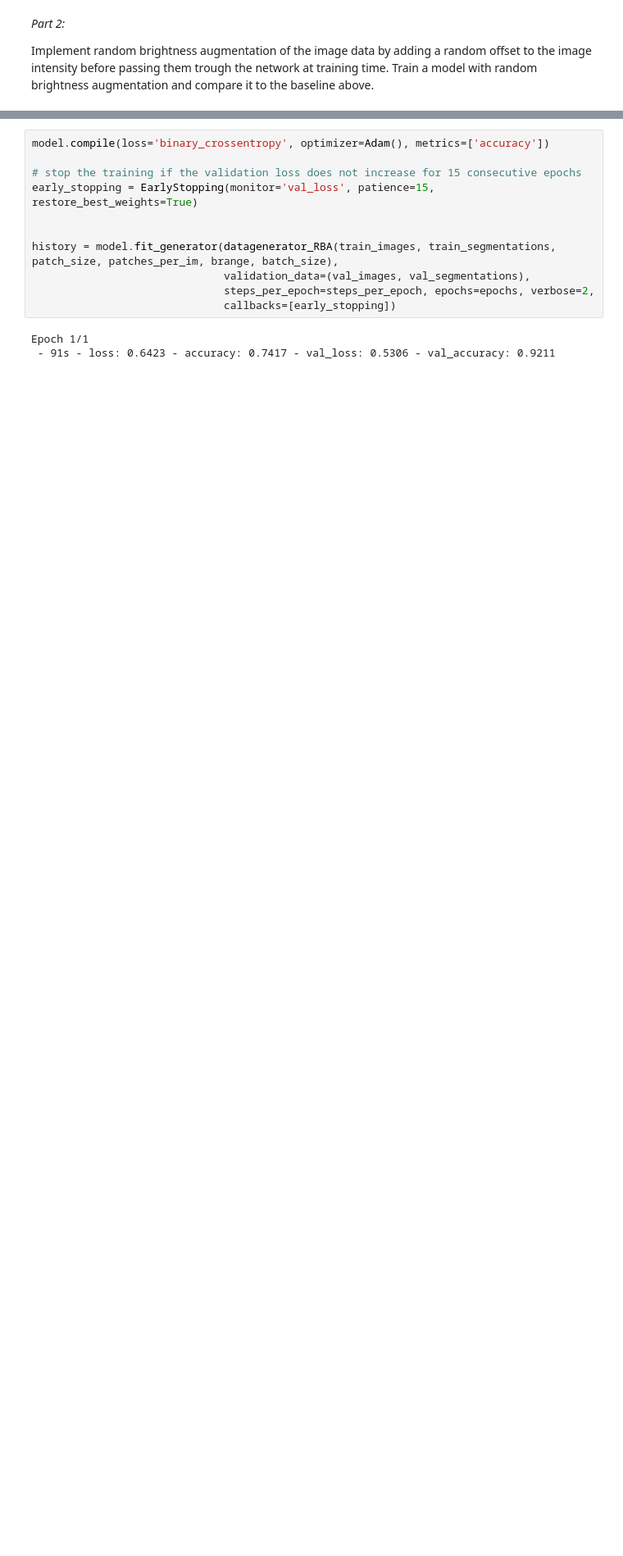
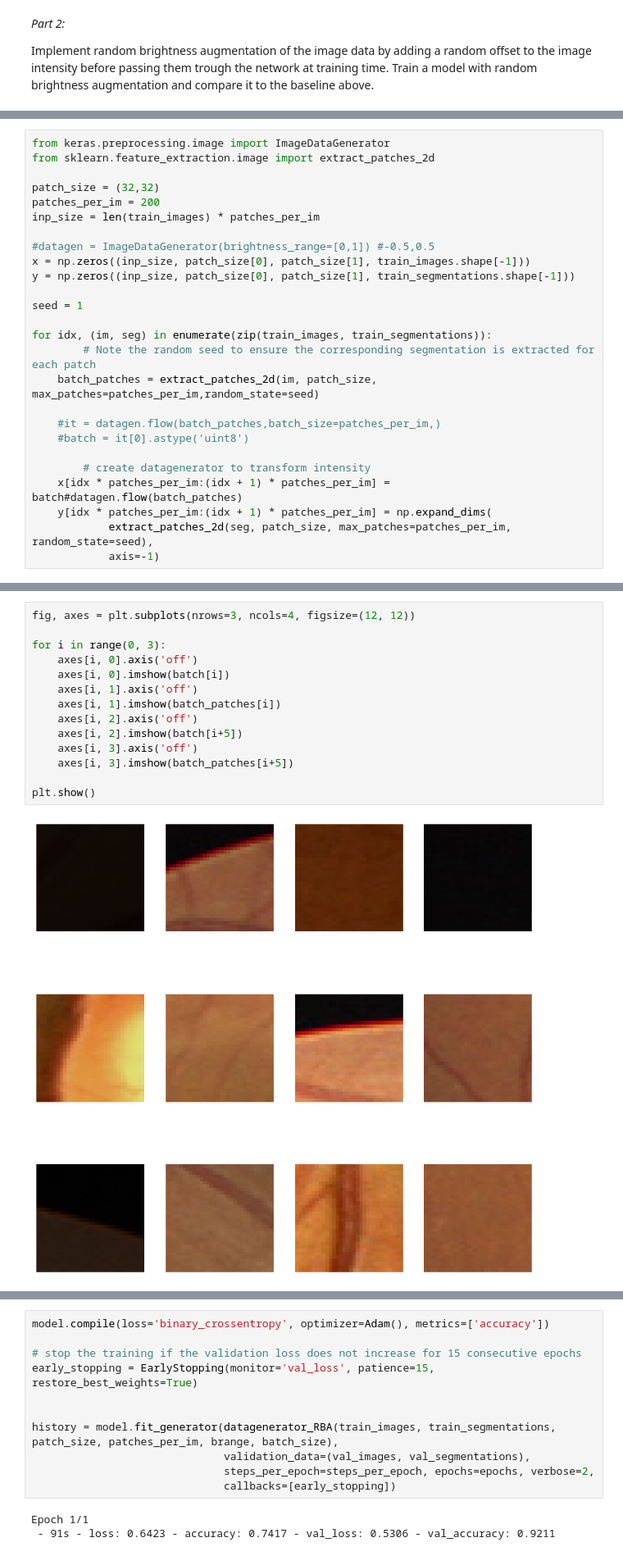
Before and after one commit to Pacmega/8dm50-machine-learning, a Jupyter notebook: practicals/week_4.ipynb, the cells around one changed output, grey strips where cells are left out. Shown at 82% size. Saved outputs shown, nothing was run; the diff lists cells and outputs as text; blank space fills up the shorter version.

```diff
--- a/practicals/week_4.ipynb
+++ b/practicals/week_4.ipynb
@@ -374,0 +389,26 @@ Implement random brightness augmentation of the image data by adding a random of
+# %%
+from keras.preprocessing.image import ImageDataGenerator
+from sklearn.feature_extraction.image import extract_patches_2d
+
+patch_size = (32,32)
+patches_per_im = 200
+inp_size = len(train_images) * patches_per_im
+
+#datagen = ImageDataGenerator(brightness_range=[0,1]) #-0.5,0.5
+x = np.zeros((inp_size, patch_size[0], patch_size[1], train_images.shape[-1]))
+y = np.zeros((inp_size, patch_size[0], patch_size[1], train_segmentations.shape[-1]))
+
+seed = 1
+
+for idx, (im, seg) in enumerate(zip(train_images, train_segmentations)):
+        # Note the random seed to ensure the corresponding segmentation is extracted for each patch
+    batch_patches = extract_patches_2d(im, patch_size, max_patches=patches_per_im,random_state=seed)
+
+    #it = datagen.flow(batch_patches,batch_size=patches_per_im,)
+    #batch = it[0].astype('uint8')
+
+        # create datagenerator to transform intensity
+    x[idx * patches_per_im:(idx + 1) * patches_per_im] = batch#datagen.flow(batch_patches)
+    y[idx * patches_per_im:(idx + 1) * patches_per_im] = np.expand_dims(
+            extract_patches_2d(seg, patch_size, max_patches=patches_per_im, random_state=seed),
+            axis=-1)
@@ -375,3 +461,19 @@ Implement random brightness augmentation of the image data by adding a random of
+# %%
+fig, axes = plt.subplots(nrows=3, ncols=4, figsize=(12, 12))
+
+for i in range(0, 3):
+    axes[i, 0].axis('off')
+    axes[i, 0].imshow(batch[i])
+    axes[i, 1].axis('off')
+    axes[i, 1].imshow(batch_patches[i])
+    axes[i, 2].axis('off')
+    axes[i, 2].imshow(batch[i+5])
+    axes[i, 3].axis('off')
+    axes[i, 3].imshow(batch_patches[i+5])
+
+plt.show()
+# %% [output]
+[figure, added]
 # %%
 train_images, val_images, train_masks, val_masks, train_segmentations, val_segmentations = train_test_split(
     images, masks, segmentations, test_size=0.2, random_state=7)
```
Also changed, not shown: parts of 8 cells of this notebook.
